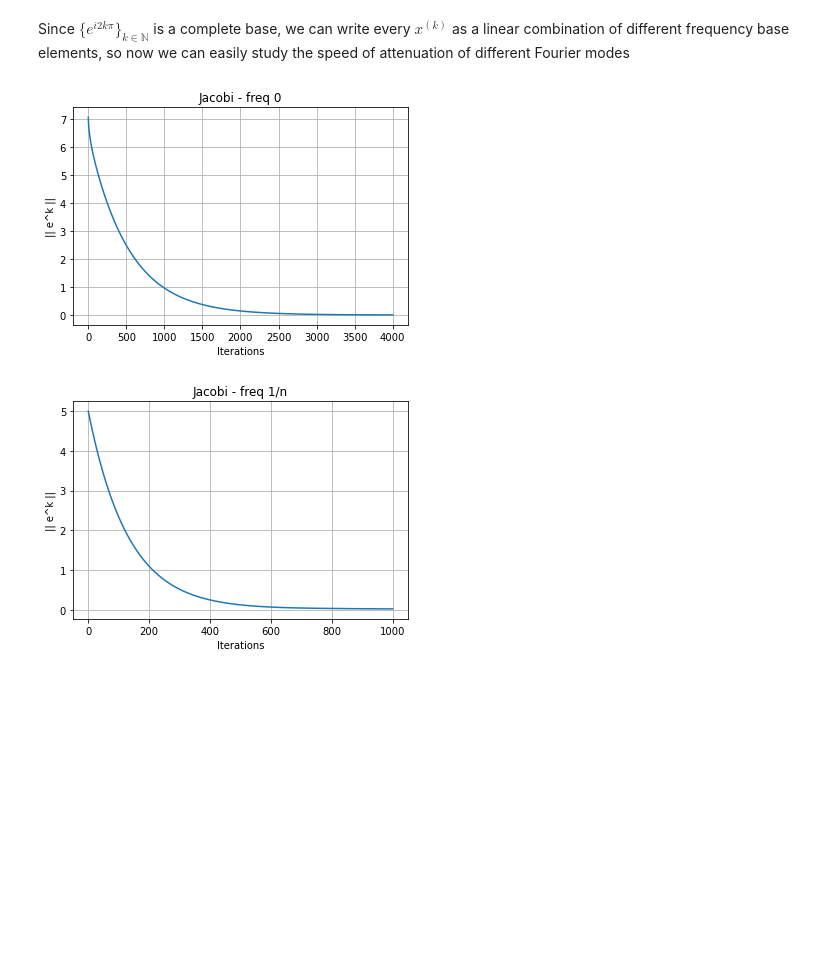
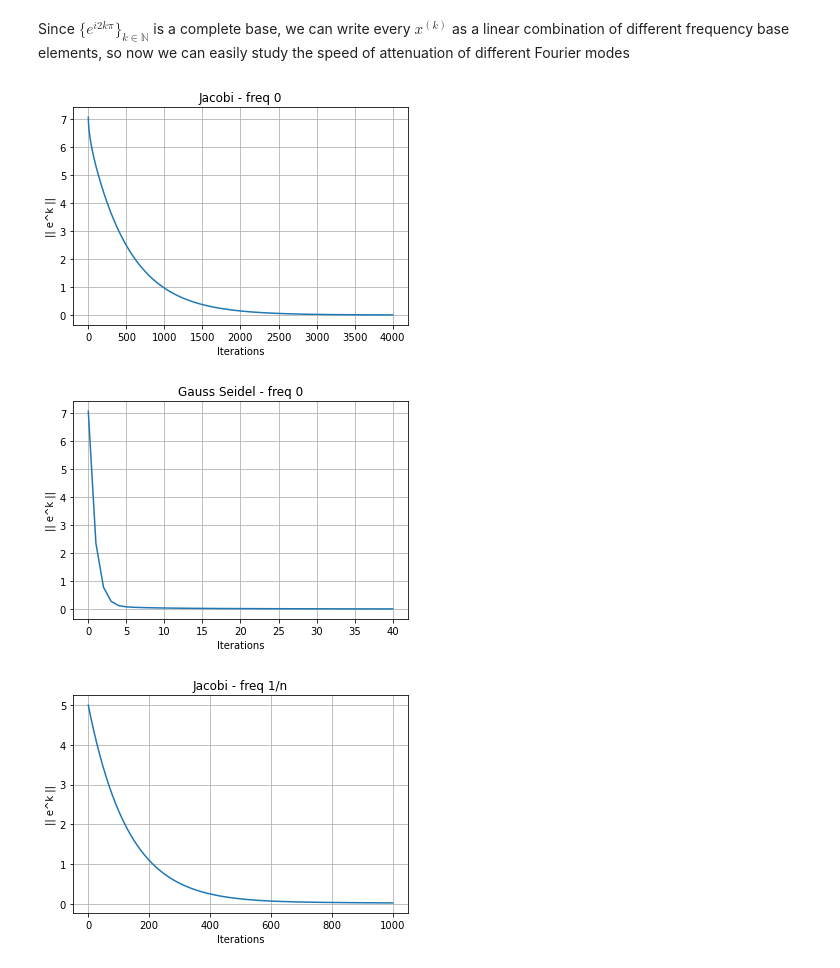
Before and after one commit to AMSC22-23/MultiGrid-Untila-Cecchettini-Capoferri, a Jupyter notebook: test_smoothers.ipynb, the cells around one changed output. Saved outputs shown, nothing was run; the diff lists cells and outputs as text; code cells hidden in the pictures; blank space fills up the shorter version.

```diff
--- a/test_smoothers.ipynb
+++ b/test_smoothers.ipynb
@@ -32,3 +34,11 @@ def jacobiIteration(x_k,A,b):
+# %%
+def GaussSeidelIt(x_k,A,b):
+    x_k1 = []
+    for i in range(len(x_k)):
+        C= sum([A[i][j]*x_k1[j] for j in range(i)])
+        D= sum([A[i][j]*x_k[j] for j in range(i+1,len(b))])
+        x_k1.append((b[i]-C-D)/A[i][i])
+    return(x_k1)
 # %% [markdown]
 Let's define now a function to test the convergence of the iterative smoothers
 # %%
@@ -61,12 +71,16 @@ testList = [[1,1000],
 # %%
 n = 50
 A = triDiag1(n)
 xe = [1. for i in range(n)]
 b = prod(A,xe)
 x0 = [0. for i in range(n)]     #frequency = 0
 test(A,b,x0,jacobiIteration,4000,xe,"Jacobi - freq 0")
+
+x0 = [0. for i in range(n)]     #frequency = 0
+test(A,b,x0,GaussSeidelIt,40,xe,"Gauss Seidel - freq 0")
 # %% [output]
 [figure]
+[figure, added]
 # %%
 for case in testList:
     x0 = [sin(2*pi*i*case[0]/n) + 1 for i in range(n)]
```
Also changed, not shown: parts of 2 cells of this notebook, 3 other files.
